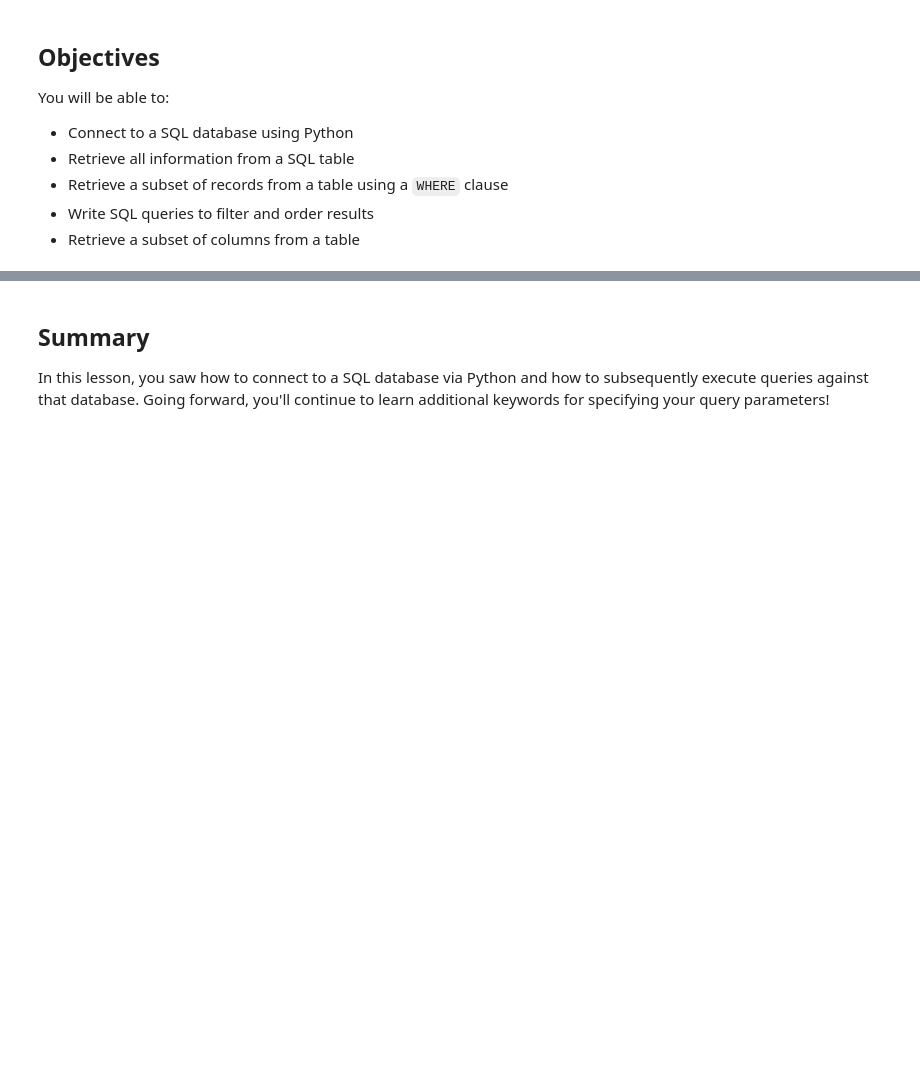
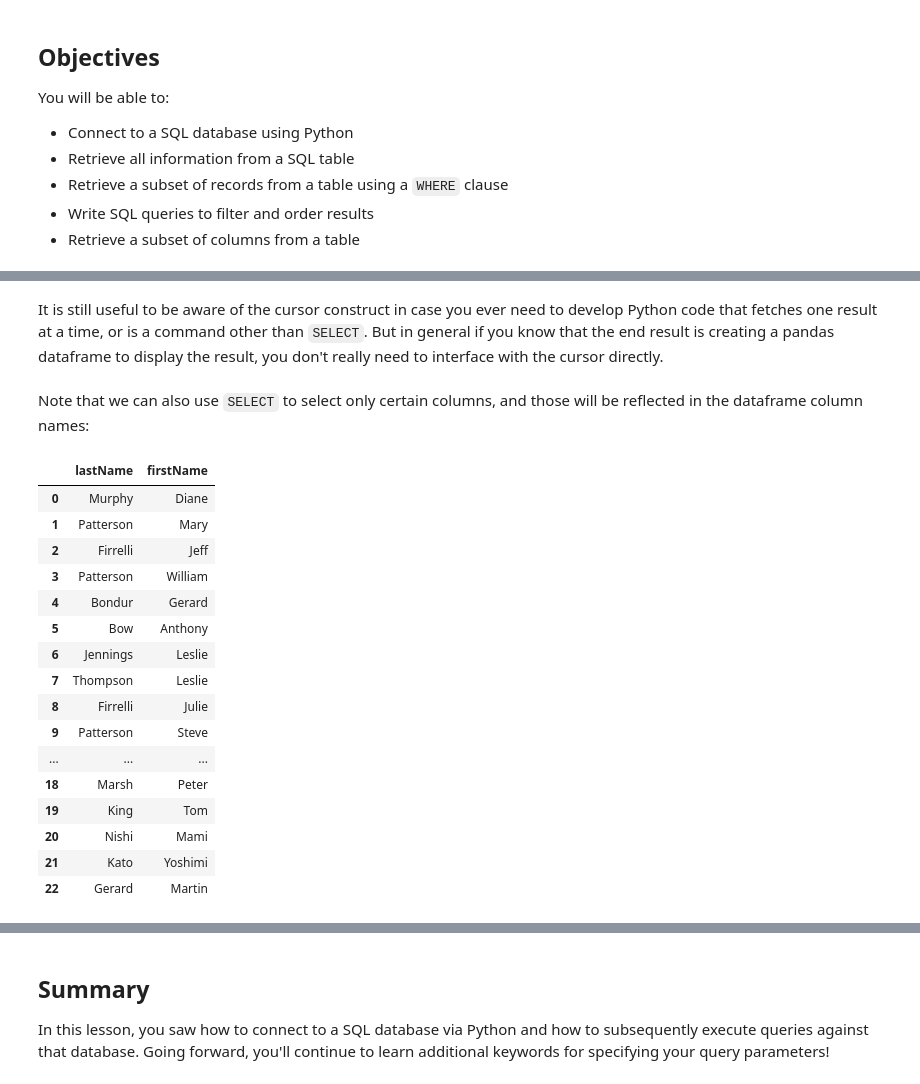
Before and after one commit to learn-co-curriculum/dsc-filtering-v2-4, a Jupyter notebook: index.ipynb, the cells around one changed output, grey strips where cells are left out. Saved outputs shown, nothing was run; the diff lists cells and outputs as text; code cells hidden in the pictures; blank space fills up the shorter version.

```diff
--- a/index.ipynb
+++ b/index.ipynb
@@ -183,0 +235,24 @@ This is an annoying problem to encounter and also underlines the importance of s
+# %% [markdown]
+It is still useful to be aware of the cursor construct in case you ever need to develop Python code that fetches one result at a time, or is a command other than `SELECT`. But in general if you know that the end result is creating a pandas dataframe to display the result, you don't really need to interface with the cursor directly.
+# %% [markdown]
+Note that we can also use `SELECT` to select only certain columns, and those will be reflected in the dataframe column names:
+# %%
+pd.read_sql("""SELECT lastname, firstName FROM employees;""", conn)
+# %% [output]
+|  | lastName | firstName |
+| 0 | Murphy | Diane |
+| 1 | Patterson | Mary |
+| 2 | Firrelli | Jeff |
+| 3 | Patterson | William |
+| 4 | Bondur | Gerard |
+| 5 | Bow | Anthony |
+| 6 | Jennings | Leslie |
+| 7 | Thompson | Leslie |
+| 8 | Firrelli | Julie |
+| 9 | Patterson | Steve |
+| ... | ... | ... |
+| 18 | Marsh | Peter |
+| 19 | King | Tom |
+| 20 | Nishi | Mami |
+| 21 | Kato | Yoshimi |
+| 22 | Gerard | Martin |
```
Also changed, not shown: parts of 90 cells of this notebook, 1 other file.
